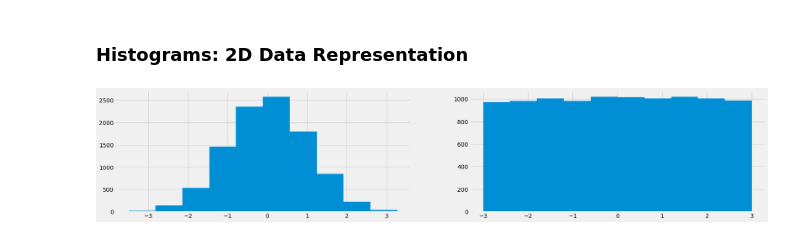
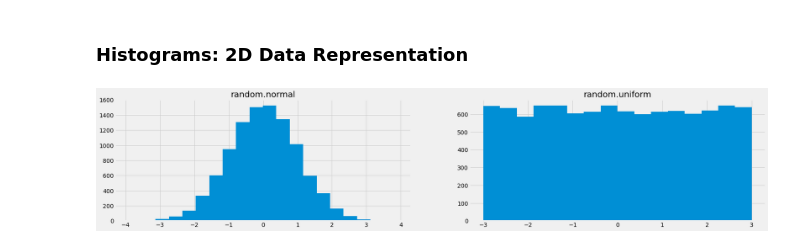
Before and after one commit to Lynch08/Fundementals_Of_Data_Analysis, a Jupyter notebook: pyplot.ipynb, the cells around one changed output. Drawn from its saved outputs; the diff is of its cells as text; code cells hidden in the pictures.

```diff
--- a/pyplot.ipynb
+++ b/pyplot.ipynb
@@ -32,14 +43,17 @@ plt.style.use('fivethirtyeight')
 #Change default figure size
 plt.rcParams['figure.figsize'] = [25,5]
 # %%
+# plt.subplot - to generate the plots side by side
 plt.subplot(1, 2, 1)
 x = np.random.normal(0.0, 1.0, 10000)
-plt.hist(x)
+plt.hist(x, bins = 20)
+plt.title('random.normal')
 
 plt.subplot(1, 2, 2)
 x = np.random.uniform(-3.0, 3.0, 10000)
-plt.hist(x)
+plt.hist(x, bins = 16)
+plt.title('random.uniform')
 
 plt.show()
 # %% [output]
-[figure, old version]
+[figure, new version]
```
Also changed, not shown: parts of 4 cells of this notebook, 7 other files.
